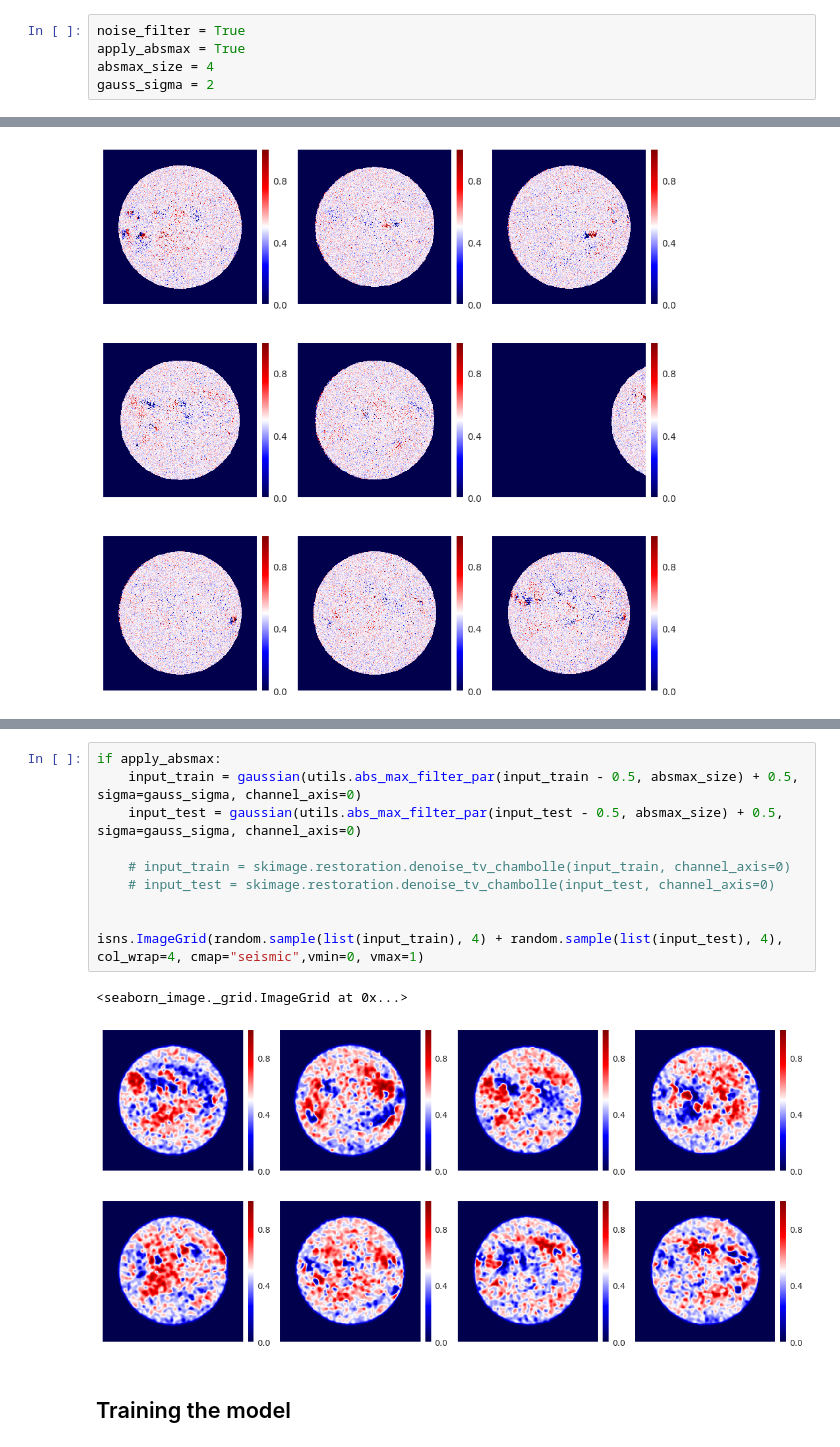
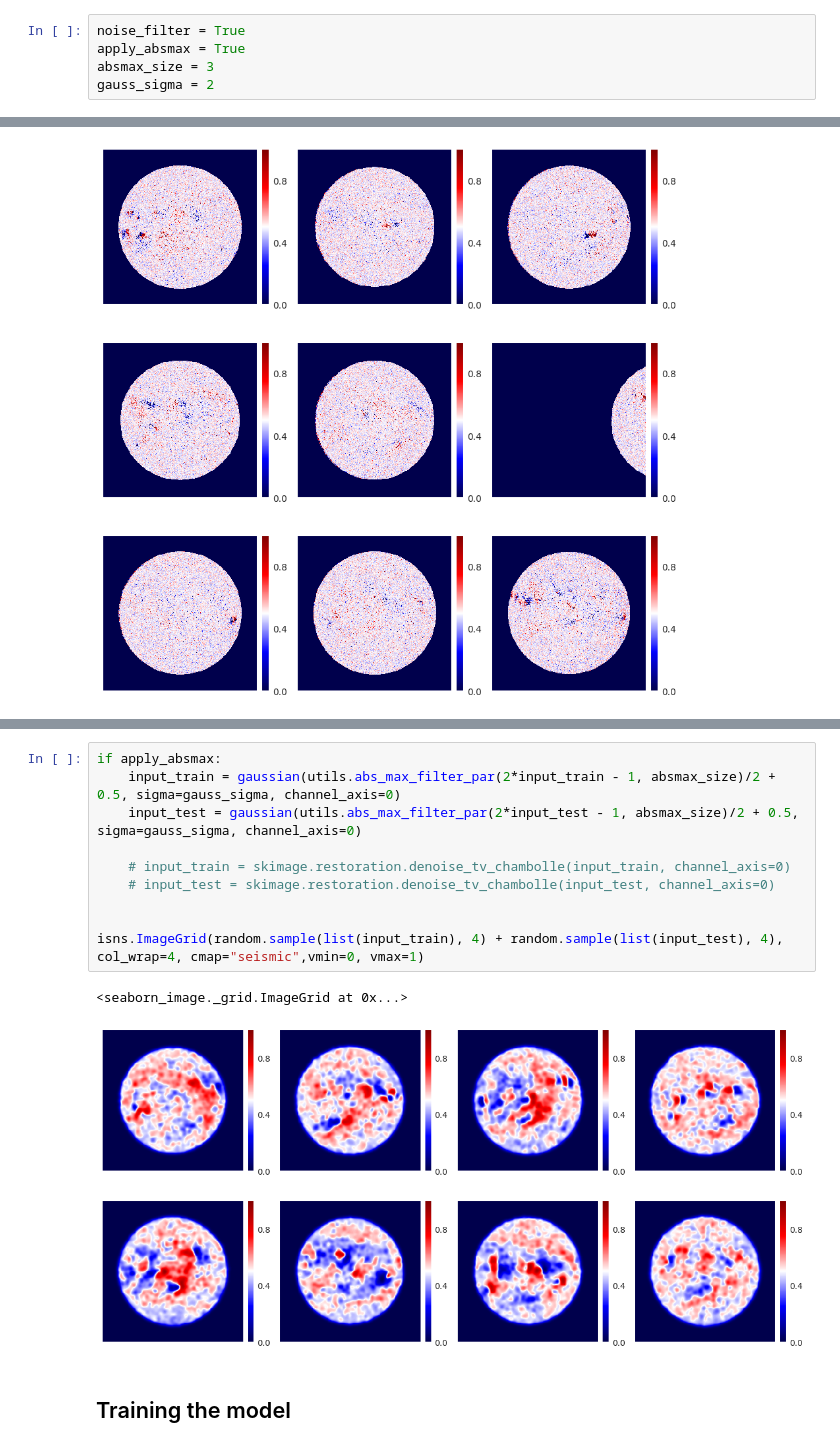
Before and after one commit to eugenioLR/TFM_sun_Autoencoders, a Jupyter notebook: autoencoder_HMI_m_2016.ipynb, the cells around one changed output, grey strips where cells are left out. Drawn from its saved outputs; the diff is of its cells as text.

```diff
--- a/autoencoder_HMI_m_2016.ipynb
+++ b/autoencoder_HMI_m_2016.ipynb
@@ -48,7 +40,7 @@ https://github.com/tensorflow/addons
 # %%
 noise_filter = True
 apply_absmax = True
-absmax_size = 4
+absmax_size = 3
 gauss_sigma = 2
 # %% [markdown]
 ## Reading and normalizing the images
@@ -93,16 +101,16 @@ isns.ImageGrid(
 # %%
 if apply_absmax:
-    input_train = gaussian(utils.abs_max_filter_par(input_train - 0.5, absmax_size) + 0.5, sigma=gauss_sigma, channel_axis=0)
-    input_test = gaussian(utils.abs_max_filter_par(input_test - 0.5, absmax_size) + 0.5, sigma=gauss_sigma, channel_axis=0)
+    input_train = gaussian(utils.abs_max_filter_par(2*input_train - 1, absmax_size)/2 + 0.5, sigma=gauss_sigma, channel_axis=0)
+    input_test = gaussian(utils.abs_max_filter_par(2*input_test - 1, absmax_size)/2 + 0.5, sigma=gauss_sigma, channel_axis=0)
 
     # input_train = skimage.restoration.denoise_tv_chambolle(input_train, channel_axis=0)
     # input_test = skimage.restoration.denoise_tv_chambolle(input_test, channel_axis=0)
 
 
 isns.ImageGrid(random.sample(list(input_train), 4) + random.sample(list(input_test), 4), col_wrap=4, cmap="seismic",vmin=0, vmax=1)
 # %% [output]
 <seaborn_image._grid.ImageGrid at 0x...>
-[figure, old version]
+[figure, new version]
 # %% [markdown]
 ## Training the model
 # %%
```
Also changed, not shown: parts of 8 cells of this notebook, 9 other files.
